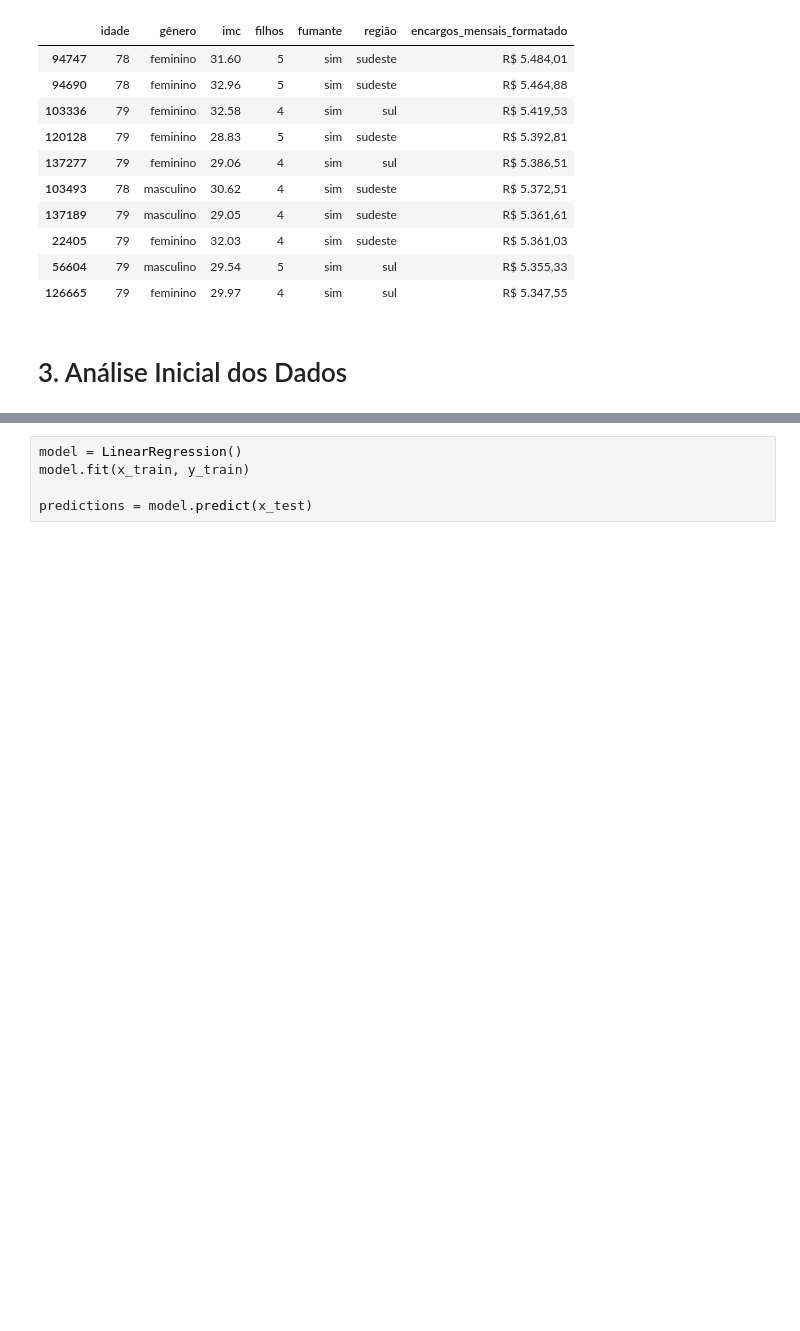
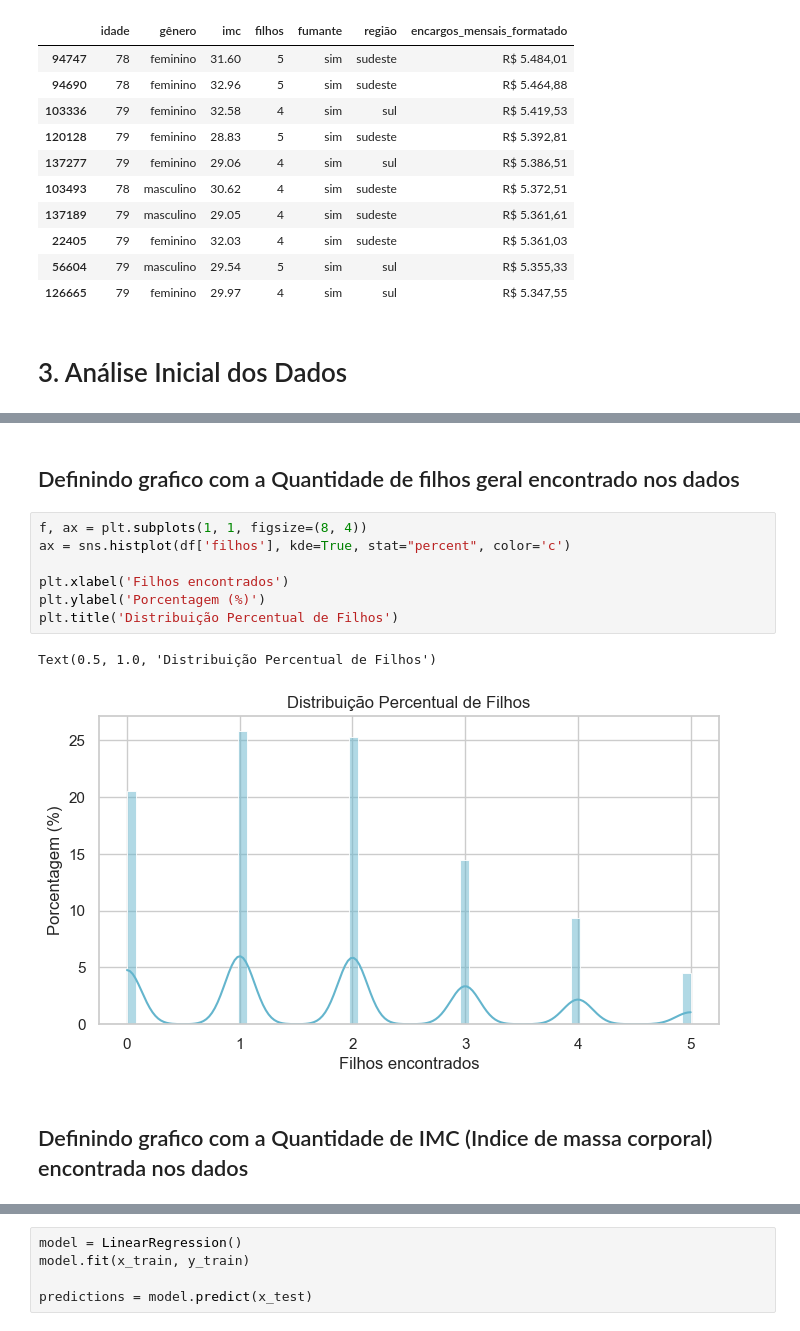
Before and after one commit to JoaoLuizDeveloper/TechChallengerPhase1, a Jupyter notebook: analise.ipynb, the cells around one changed output, grey strips where cells are left out. Cells and saved outputs as stored; diff of their text form; blank space fills up the shorter version.

```diff
--- a/analise.ipynb
+++ b/analise.ipynb
@@ -493,0 +243,14 @@ DecisionTreeRegressor: R² = -0.7617
+# %% [markdown]
+## Definindo grafico com a Quantidade de filhos geral encontrado nos dados
+# %%
+f, ax = plt.subplots(1, 1, figsize=(8, 4))
+ax = sns.histplot(df['filhos'], kde=True, stat="percent", color='c')
+
+plt.xlabel('Filhos encontrados')
+plt.ylabel('Porcentagem (%)')
+plt.title('Distribuição Percentual de Filhos')
+# %% [output]
+Text(0.5, 1.0, 'Distribuição Percentual de Filhos')
+[figure, added]
+# %% [markdown]
+## Definindo grafico com a Quantidade de IMC (Indice de massa corporal) encontrada nos dados
```
Also changed, not shown: parts of 92 cells of this notebook.
